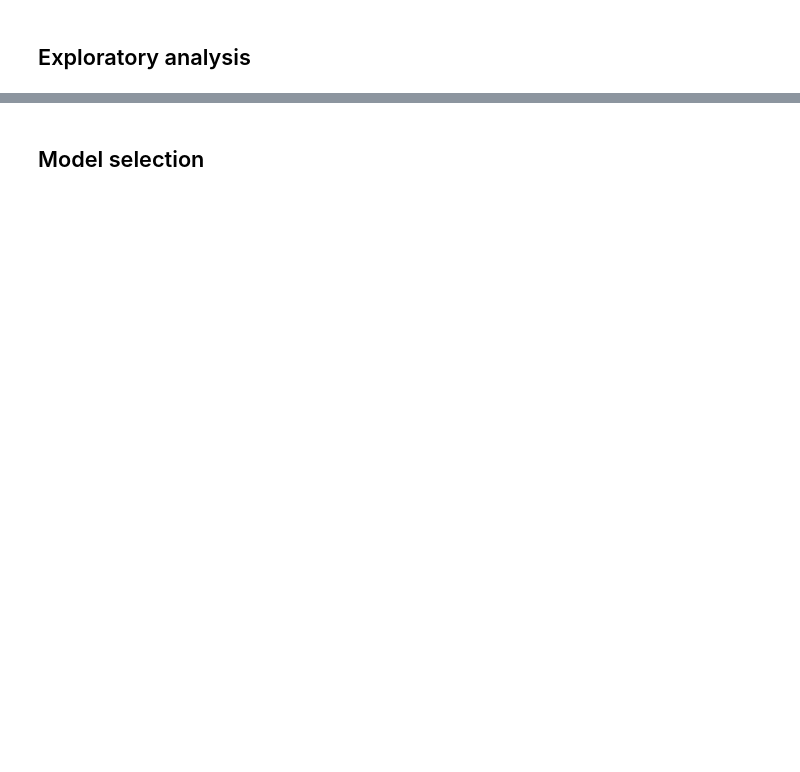
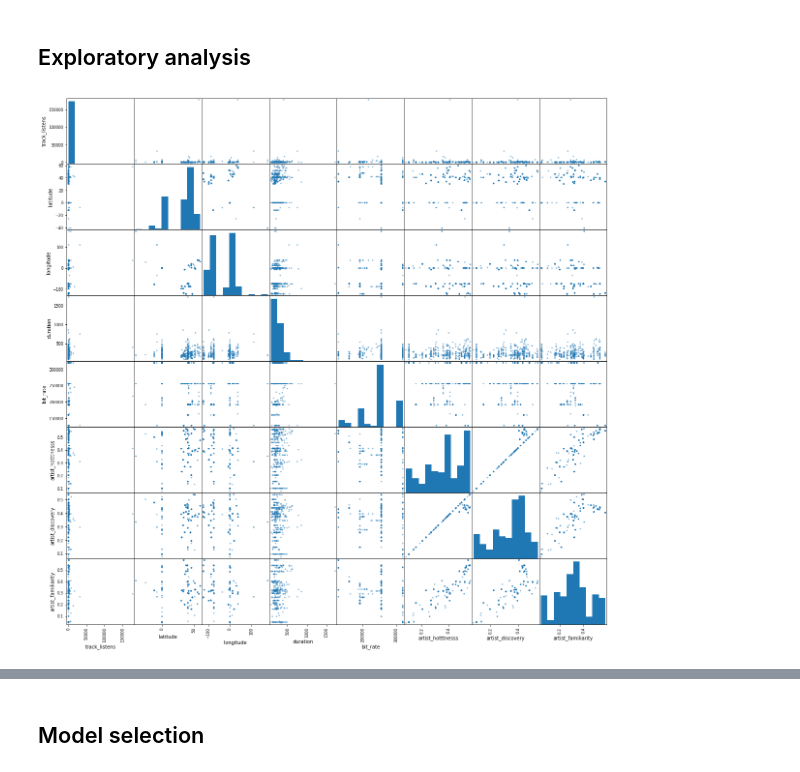
Before and after one commit to kathyyli/DS_project, a Jupyter notebook: DS project v2.ipynb, the cells around one changed output, grey strips where cells are left out. Cells and saved outputs as stored; diff of their text form; code cells hidden in the pictures; blank space fills up the shorter version.

```diff
--- a/DS project v2.ipynb
+++ b/DS project v2.ipynb
@@ -13,8 +13,8 @@ from pandas.plotting import scatter_matrix
 #import librosa.display
 # %%
 # Load metadata and features - change to local directory for tracks file
-tracks = pd.read_csv('tracks.csv', header=None)
-echonest = pd.read_csv('echonest.csv', header=None)
+tracks = pd.read_csv('/Users/rulanxiao/Desktop/fma_metadata/tracks.csv', header=None)
+echonest = pd.read_csv('/Users/rulanxiao/Desktop/fma_metadata/echonest.csv', header=None)
 # %%
 # Change column names from "track.1", ... to named columns
 header = tracks.iloc[1]
@@ -318,0 +266,18 @@ plt.show()
+# %%
+# Make scatter plots of numerical variables versus outcome (track listens)
+# Rulan
+
+# an outlier on those categories
+
+
+rock10=t10[t10['genre_top']=='Rock']
+rockm=rock10.apply(pd.to_numeric, errors='coerce')
+rockm=rockm.drop(['track_ID','Rock','Hip-Hop','Electronic','genre_top'],axis=1)
+rock102=rockm.drop(['latitude','longitude','duration','bit_rate','artist_hotttnesss','artist_discovery','artist_familiarity'],axis=1)
+rock101=rockm[['track_listens','latitude','longitude','duration','bit_rate','artist_hotttnesss','artist_discovery','artist_familiarity']]
+
+
+scatter_matrix(rock101,figsize=(20,20))
+plt.show()
+# %% [output]
+[figure, added]
```
Also changed, not shown: parts of 20 cells of this notebook.
